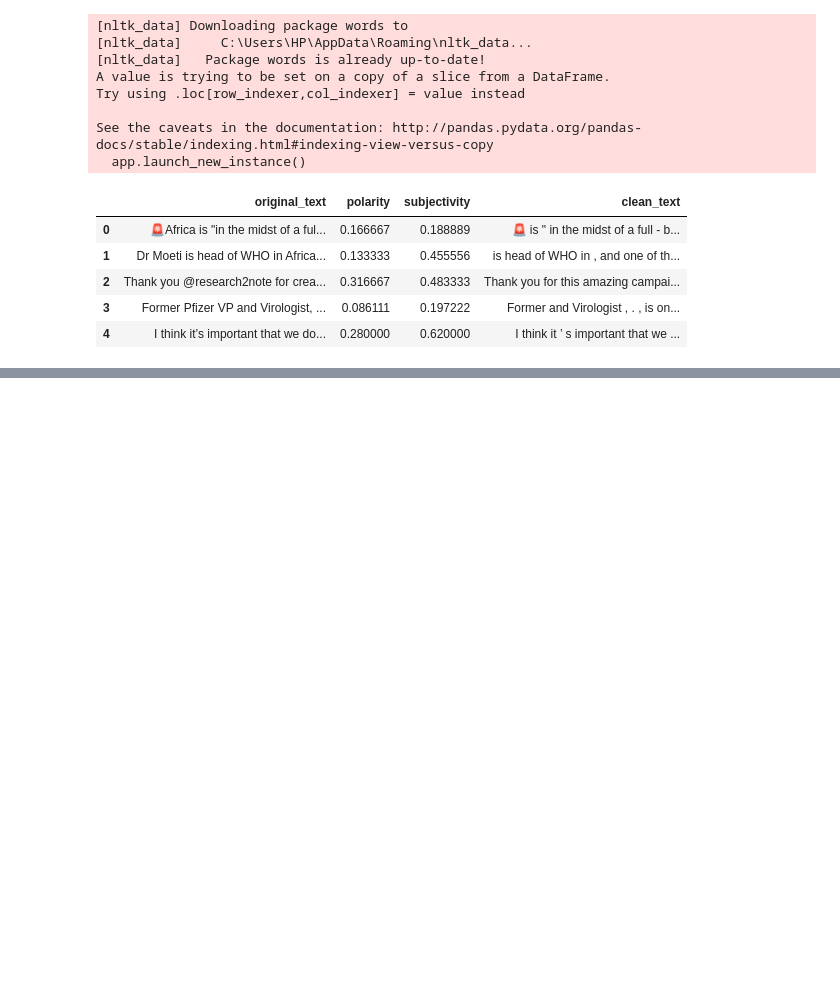
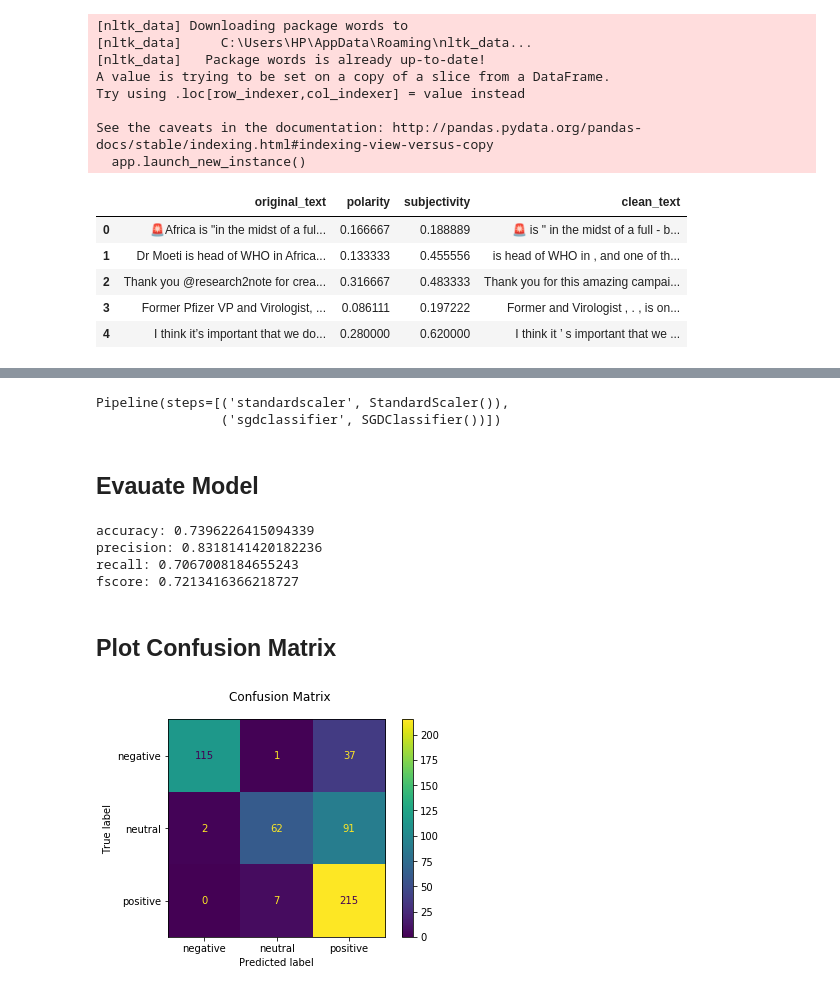
Before and after one commit to mozartofmath/Week0_Task3, a Jupyter notebook: Topic_and_Sentiment.ipynb, the cells around one changed output, grey strips where cells are left out. Drawn from its saved outputs; the diff is of its cells as text; code cells hidden in the pictures; blank space fills up the shorter version.

```diff
--- a/Topic_and_Sentiment.ipynb
+++ b/Topic_and_Sentiment.ipynb
@@ -314,0 +360,28 @@ wordcloud.to_image()
+# %%
+from sklearn.preprocessing import StandardScaler
+from sklearn.pipeline import make_pipeline
+from sklearn.linear_model import SGDClassifier
+clf = make_pipeline(StandardScaler(), SGDClassifier(max_iter=1000, tol=1e-3))
+clf.fit(X_train, y_train)## Evauate Model
+# %% [output]
+Pipeline(steps=[('standardscaler', StandardScaler()),
+                ('sgdclassifier', SGDClassifier())])
+# %% [markdown]
+## Evauate Model
+# %%
+from sklearn.metrics import precision_recall_fscore_support
+y_pred = clf.predict(X_test)
+accuracy = clf.score(X_test,y_test)
+precision, recall, fscore, _ = precision_recall_fscore_support(y_test, y_pred, average='macro')
+
+print('accuracy:',accuracy)
+print('precision:',precision)
+print('recall:',recall)
+print('fscore:',fscore)## Evauate Model
+# %% [output]
+accuracy: 0.7396226415094339
+precision: 0.8318141420182236
+recall: 0.7067008184655243
+fscore: 0.7213416366218727
+# %% [markdown]
+## Plot Confusion Matrix
@@ -314,0 +390,6 @@ wordcloud.to_image()
+# %%
+plot_confusion_matrix(clf, X_test, y_test, display_labels = ['negative', 'neutral', 'positive'])
+plt.suptitle('Confusion Matrix')
+plt.show()
+# %% [output]
+[figure, added]
```
Also changed, not shown: parts of 14 cells of this notebook.
